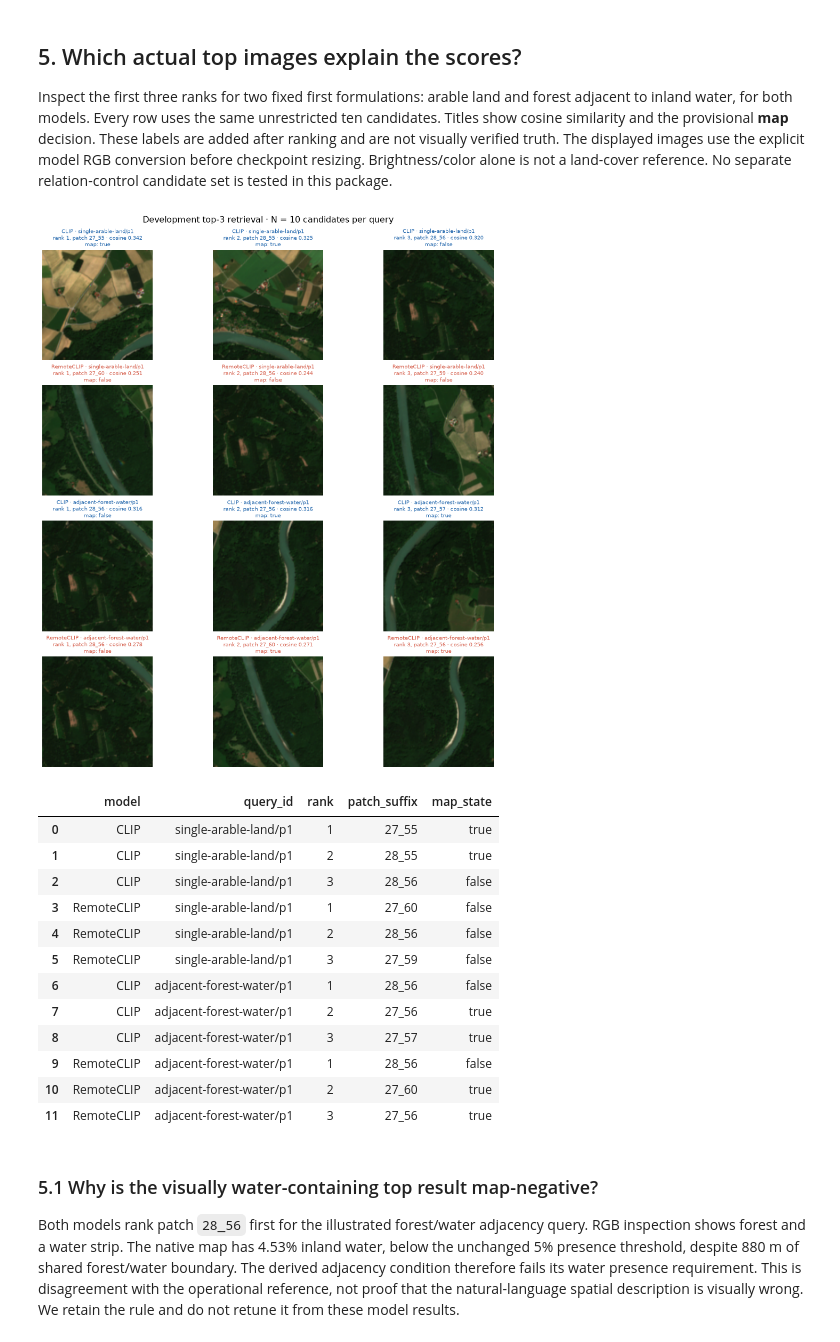
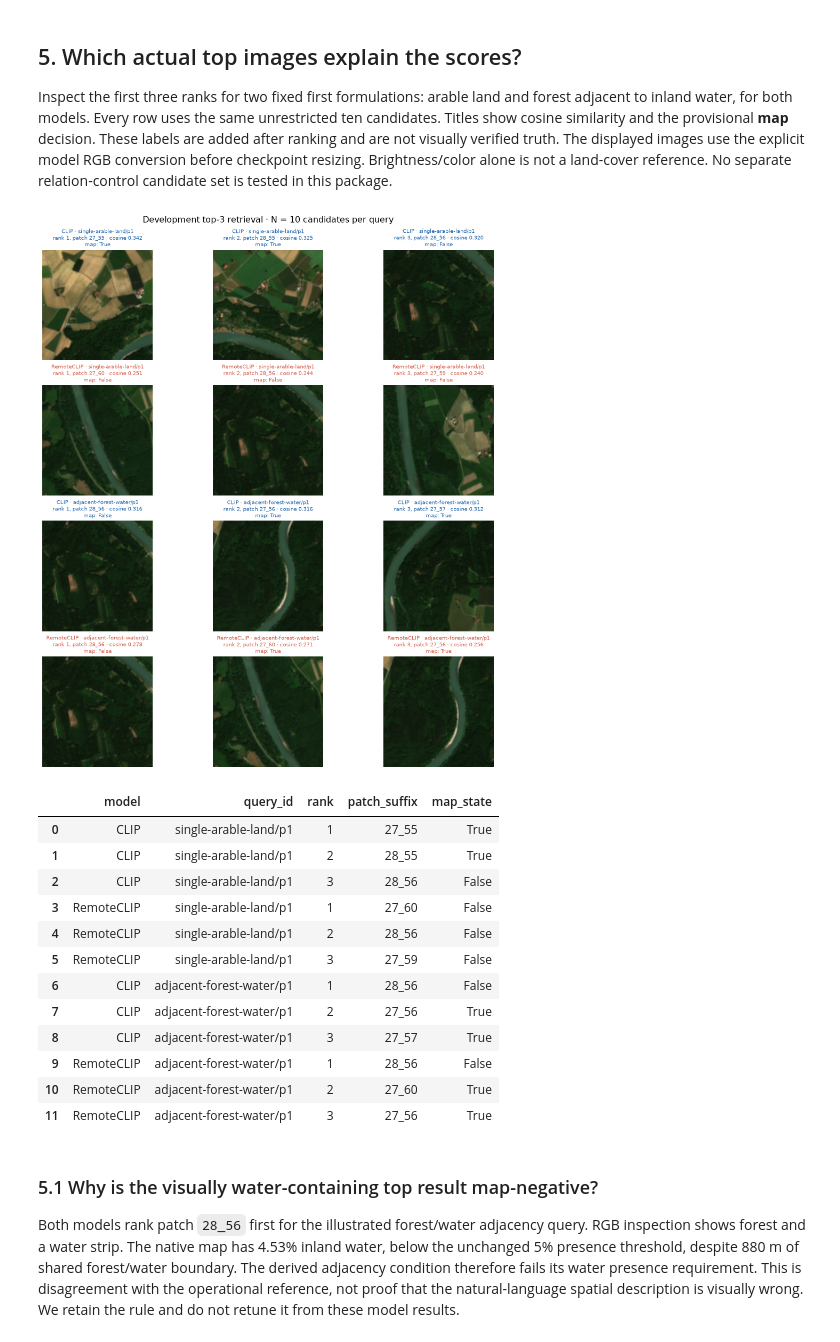
Before and after one commit to manuelmiddendorf/earth-observation, a Jupyter notebook: notebooks/03_retrieval_evaluation.ipynb, the cells around one changed output. Saved outputs shown, nothing was run; the diff lists cells and outputs as text; code cells hidden in the pictures.

```diff
--- a/notebooks/03_retrieval_evaluation.ipynb
+++ b/notebooks/03_retrieval_evaluation.ipynb
@@ -18,21 +16,25 @@ sources, checksums, preprocessing, license information and limitations.
 # %%
-from pathlib import Path
 import json
 import warnings
-
-# Optional notebook progress widgets are not needed for this bounded pilot.
-warnings.filterwarnings("ignore", message="IProgress not found.*")
+from pathlib import Path
 
 import matplotlib.pyplot as plt
 import pandas as pd
 from IPython.display import display
 
+from earth_observation.analysis_protocol import load_frozen_benchmark
 from earth_observation.encoding import file_digest, model_rgb
-from earth_observation.pilot import run_retrieval_pilot
+from earth_observation.evaluation_run import (
+    evaluate_development,
+    load_development_pilot,
+)
 from earth_observation.raster import RGB_BANDS, patch_files, read_rgb_bands
 from earth_observation.reference import evaluate_pilot, load_specifications
 
-# Configuration: development pilot only; no parameter selection from model results.
+# Optional progress widgets are not needed for this stored-artifact analysis.
+warnings.filterwarnings("ignore", message="IProgress not found.*")
+
+# Configuration: Development only; no parameter selection from model results.
 ROOT = Path.cwd().resolve()
 if ROOT.name == "notebooks":
     ROOT = ROOT.parent
@@ -45,6 +47,9 @@ OUTPUT = ROOT / "outputs" / CONFIG["version"]
 plt.rcParams["figure.dpi"] = 80
 display(pd.DataFrame(CONFIG["models"])[["model_id", "size_bytes", "sha256"]])
 display(pd.Series(CONFIG["runtime"], name="runtime"))
+FREEZE_PATH = ROOT / "manifests/benchmark-freeze-v1.json"
+PROTOCOL_PATH = ROOT / "config/analysis-protocol-v1.json"
+DESIGN_PATH = ROOT / "config/benchmark-design-v3.json"
 # %% [output]
 |  | model_id | size_bytes | sha256 |
 | 0 | clip-openai-vit-b32 | 353976522 | 40d365715913c9da98579312b702a82c1... |
@@ -205,46 +232,63 @@ No separate relation-control candidate set is tested in this package.
 # %%
 fig, axes = plt.subplots(4, 3, figsize=(12, 13), constrained_layout=True)
 example_table = []
 row_number = 0
 for query_id in EXAMPLE_QUERIES:
     for model_id in MODEL_NAMES:
-        top = rankings[(rankings.query_id == query_id) & (rankings.model_id == model_id)].head(3)
+        top = rankings[
+            (rankings.query_id == query_id) & (rankings.model_id == model_id)
+        ].head(3)
         for column, result in enumerate(top.itertuples()):
-            paths = patch_files(result.patch_id, ROOT / "data/raw/BigEarthNet-S2",
-                                ROOT / "data/raw/Reference_Maps")
-            image = model_rgb(read_rgb_bands({b: paths[b] for b in RGB_BANDS}),
-                              CONFIG["rgb"]["upper_dn"])
+            paths = patch_files(
+                result.patch_id,
+                ROOT / "data/raw/BigEarthNet-S2",
+                ROOT / "data/raw/Reference_Maps",
+            )
+            image = model_rgb(
+                read_rgb_bands({b: paths[b] for b in RGB_BANDS}),
+                CONFIG["rgb"]["upper_dn"],
+            )
             axes[row_number, column].imshow(image)
             suffix = "_".join(result.patch_id.split("_")[-2:])
             axes[row_number, column].set_title(
                 f"{MODEL_NAMES[model_id]} · {query_id}\n"
-                f"rank {result.rank}, patch {suffix} · cosine {result.cosine_similarity:.3f}\n"
-                f"map: {result.reference_state}", color=MODEL_COLORS[model_id], fontsize=9)
+                f"rank {result.rank}, patch {suffix} · "
+                f"cosine {result.cosine_similarity:.3f}\n"
+                f"map: {result.reference_state}",
+                color=MODEL_COLORS[model_id],
+                fontsize=9,
+            )
             axes[row_number, column].axis("off")
-            example_table.append({"model": MODEL_NAMES[model_id], "query_id": query_id,
-                                  "rank": result.rank, "patch_suffix": suffix,
-                                  "map_state": result.reference_state})
+            example_table.append(
+                {
+                    "model": MODEL_NAMES[model_id],
+                    "query_id": query_id,
+                    "rank": result.rank,
+                    "patch_suffix": suffix,
+                    "map_state": result.reference_state,
+                }
+            )
         row_number += 1
 fig.suptitle("Development top-3 retrieval · N = 10 candidates per query", fontsize=14)
 figure_path = OUTPUT / "top_results.png"
 fig.savefig(figure_path, dpi=140)
 plt.show()
 display(pd.DataFrame(example_table))
 # %% [output]
 [figure]
 |  | model | query_id | rank | patch_suffix | map_state |
-| 0 | CLIP | single-arable-land/p1 | 1 | 27_55 | true |
-| 1 | CLIP | single-arable-land/p1 | 2 | 28_55 | true |
-| 2 | CLIP | single-arable-land/p1 | 3 | 28_56 | false |
-| 3 | RemoteCLIP | single-arable-land/p1 | 1 | 27_60 | false |
-| 4 | RemoteCLIP | single-arable-land/p1 | 2 | 28_56 | false |
-| 5 | RemoteCLIP | single-arable-land/p1 | 3 | 27_59 | false |
-| 6 | CLIP | adjacent-forest-water/p1 | 1 | 28_56 | false |
-| 7 | CLIP | adjacent-forest-water/p1 | 2 | 27_56 | true |
-| 8 | CLIP | adjacent-forest-water/p1 | 3 | 27_57 | true |
-| 9 | RemoteCLIP | adjacent-forest-water/p1 | 1 | 28_56 | false |
-| 10 | RemoteCLIP | adjacent-forest-water/p1 | 2 | 27_60 | true |
-| 11 | RemoteCLIP | adjacent-forest-water/p1 | 3 | 27_56 | true |
+| 0 | CLIP | single-arable-land/p1 | 1 | 27_55 | True |
+| 1 | CLIP | single-arable-land/p1 | 2 | 28_55 | True |
+| 2 | CLIP | single-arable-land/p1 | 3 | 28_56 | False |
+| 3 | RemoteCLIP | single-arable-land/p1 | 1 | 27_60 | False |
+| 4 | RemoteCLIP | single-arable-land/p1 | 2 | 28_56 | False |
+| 5 | RemoteCLIP | single-arable-land/p1 | 3 | 27_59 | False |
+| 6 | CLIP | adjacent-forest-water/p1 | 1 | 28_56 | False |
+| 7 | CLIP | adjacent-forest-water/p1 | 2 | 27_56 | True |
+| 8 | CLIP | adjacent-forest-water/p1 | 3 | 27_57 | True |
+| 9 | RemoteCLIP | adjacent-forest-water/p1 | 1 | 28_56 | False |
+| 10 | RemoteCLIP | adjacent-forest-water/p1 | 2 | 27_60 | True |
+| 11 | RemoteCLIP | adjacent-forest-water/p1 | 3 | 27_56 | True |
 # %% [markdown]
 ### 5.1 Why is the visually water-containing top result map-negative?
 
```
Also changed, not shown: parts of 22 cells of this notebook, 11 other files.
